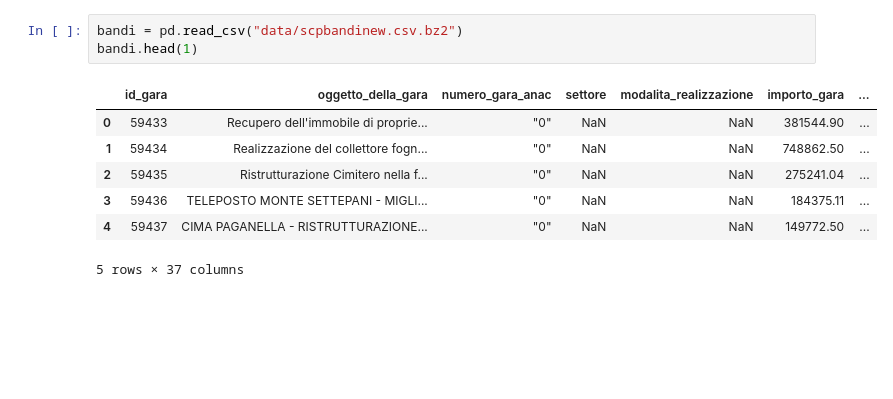
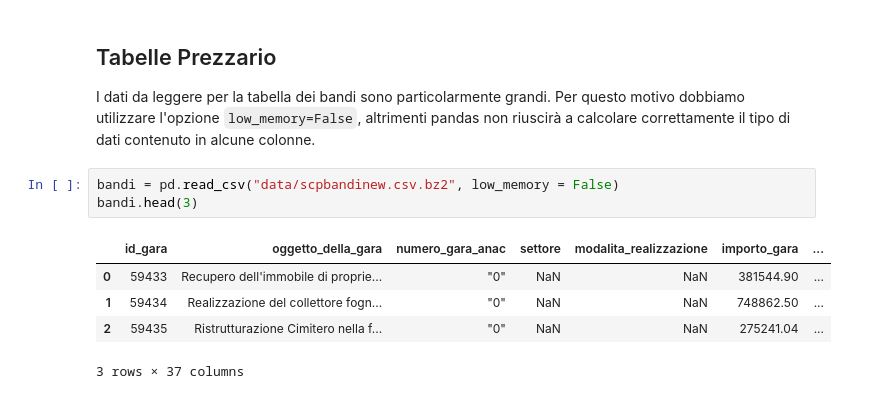
Before and after one commit to alfabetizzazione/python-alfabetizzazione-docenti, a Jupyter notebook: 11 Lavorare su più DataFrame.ipynb, the cells around one changed output. Cells and saved outputs as stored; diff of their text form; blank space fills up the shorter version.

```diff
--- a/11 Lavorare su più DataFrame.ipynb
+++ b/11 Lavorare su più DataFrame.ipynb
@@ -12,11 +39,13 @@ gare_no.head(1)
+# %% [markdown]
+## Tabelle Prezzario
+
+I dati da leggere per la tabella dei bandi sono particolarmente grandi. Per questo motivo dobbiamo utilizzare l'opzione `low_memory=False`, altrimenti pandas non riuscirà a calcolare correttamente il tipo di dati contenuto in alcune colonne.
 # %%
-bandi = pd.read_csv("data/scpbandinew.csv.bz2")
-bandi.head(1)
+bandi = pd.read_csv("data/scpbandinew.csv.bz2", low_memory = False)
+bandi.head(3)
 # %% [output]
 |  | id_gara | oggetto_della_gara | numero_gara_anac | settore | modalita_realizzazione | importo_gara | ... |
 | 0 | 59433 | Recupero dell'immobile di proprie... | "0" | NaN | NaN | 381544.90 | ... |
 | 1 | 59434 | Realizzazione del collettore fogn... | "0" | NaN | NaN | 748862.50 | ... |
 | 2 | 59435 | Ristrutturazione Cimitero nella f... | "0" | NaN | NaN | 275241.04 | ... |
-| 3 | 59436 | TELEPOSTO MONTE SETTEPANI - MIGLI... | "0" | NaN | NaN | 184375.11 | ... |
-| 4 | 59437 | CIMA PAGANELLA - RISTRUTTURAZIONE... | "0" | NaN | NaN | 149772.50 | ... |
-5 rows × 37 columns
+3 rows × 37 columns
```
Also changed, not shown: parts of 32 cells of this notebook, 3 other files.
